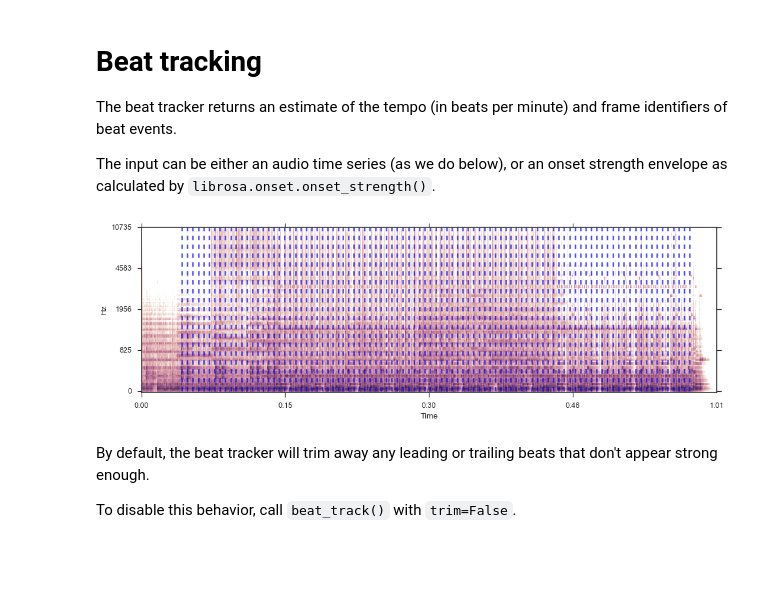
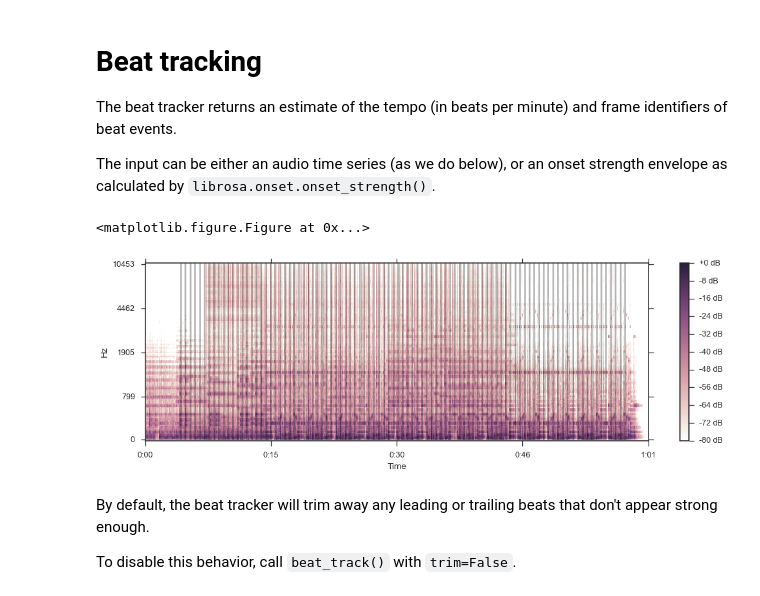
Before and after one commit to librosa/librosa, a Jupyter notebook: examples/LibROSA demo.ipynb, the cells around one changed output. Drawn from its saved outputs; the diff is of its cells as text; code cells hidden in the pictures; blank space fills up the shorter version.

```diff
--- a/examples/LibROSA demo.ipynb
+++ b/examples/LibROSA demo.ipynb
@@ -188,19 +186,24 @@ The input can be either an audio time series (as we do below), or an onset stren
 # %%
 # Now, let's run the beat tracker.
 # We'll use the percussive component for this part
+plt.figure(figsize=(12, 6))
 tempo, beats = librosa.beat.beat_track(y=y_percussive, sr=sr)
 
 # Let's re-draw the spectrogram, but this time, overlay the detected beats
 plt.figure(figsize=(12,4))
 librosa.display.specshow(log_S, sr=sr, x_axis='time', y_axis='mel')
 
 # Let's draw transparent lines over the beat frames
-plt.vlines(beats, 0, log_S.shape[0], colors='b', linestyles='--', linewidth=2, alpha=0.7)
+plt.vlines(beats, 0, log_S.shape[0], colors='k', linestyles='-', linewidth=2, alpha=0.3)
+
 plt.axis('tight')
 
+plt.colorbar(format='%+02.0f dB')
+
 plt.tight_layout()
 # %% [output]
+<matplotlib.figure.Figure at 0x...>
-[figure, old version]
+[figure, new version]
 # %% [markdown]
 By default, the beat tracker will trim away any leading or trailing beats that don't appear strong enough.
 
```
Also changed, not shown: parts of 5 cells of this notebook, 1 other file.
